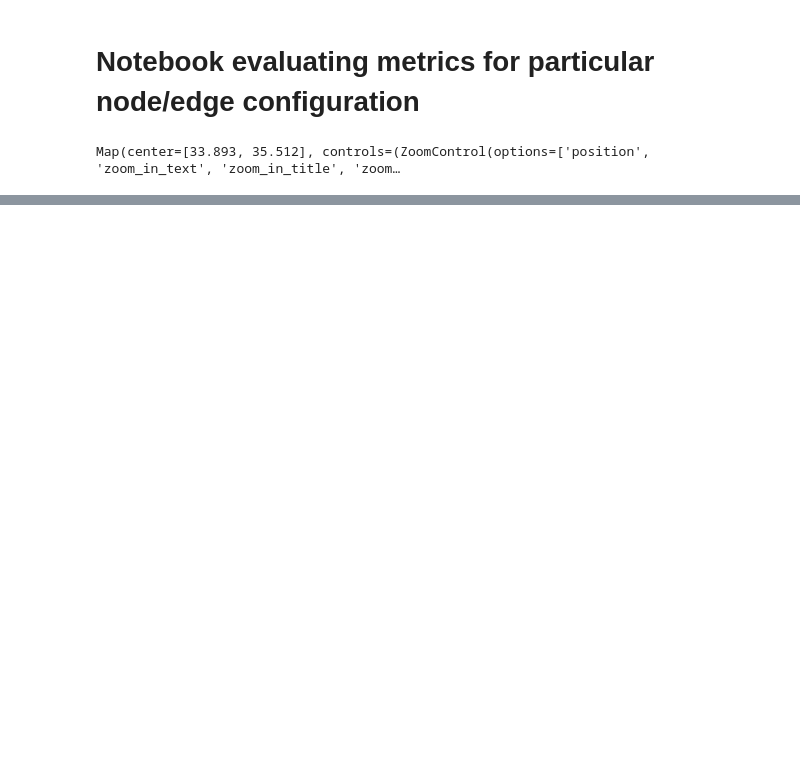
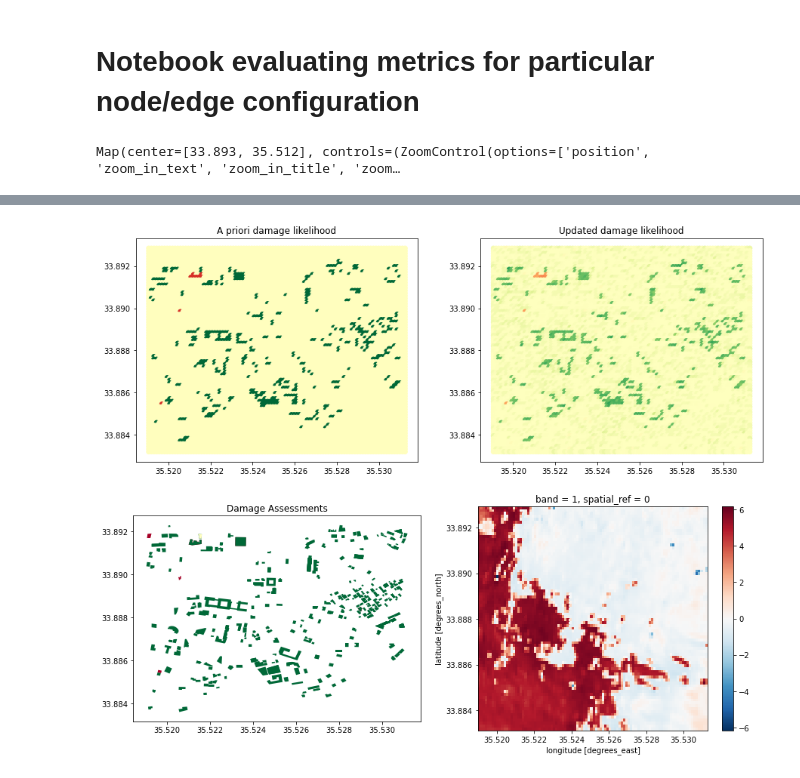
Before and after one commit to luke-scot/damage-assessment, a Jupyter notebook: run_netconf.ipynb, the cells around one changed output, grey strips where cells are left out. Saved outputs shown, nothing was run; the diff lists cells and outputs as text; code cells hidden in the pictures; blank space fills up the shorter version.

Commit message:
matplotlib output visualisation

```diff
--- a/run_netconf.ipynb
+++ b/run_netconf.ipynb
@@ -125,3 +127,16 @@ weighted avg       0.91      0.92      0.91      1132
 # %%
 # Save figure
 save_plot(fig, 'results/Beirut_adj{}_ifg{}{}'.format(str(adjacent),str(ifgValues),str(neighbours)))
+# %%
+# Visualise spatial results
+fig, axs = hf.create_subplots(2,2,figsize=[15,12])
+
+prePlot = hf.belief_plot(nodes, axs[0,0], 'dmg', normalise=False)
+postPlot = hf.belief_plot(nodes, axs[0,1], beliefs, normalise=True)
+assessPlt = joint.loc[joint.within(poly)].plot(ax=axs[1,0], column='decision',cmap='RdYlGn_r')
+ifgPlot = (hf.cropped_ifg(ifgPreFile,testPoly)-hf.cropped_ifg(ifgPostFile,testPoly)).plot(ax=axs[1,1])
+prePlot.set_title('A priori damage likelihood'), postPlot.set_title('Updated damage likelihood'), assessPlt.set_title('Damage Assessments')
+
+hf.show_plot()
+# %% [output]
+[figure, added]
```
Also changed, not shown: parts of 3 cells of this notebook, 2 other files.
